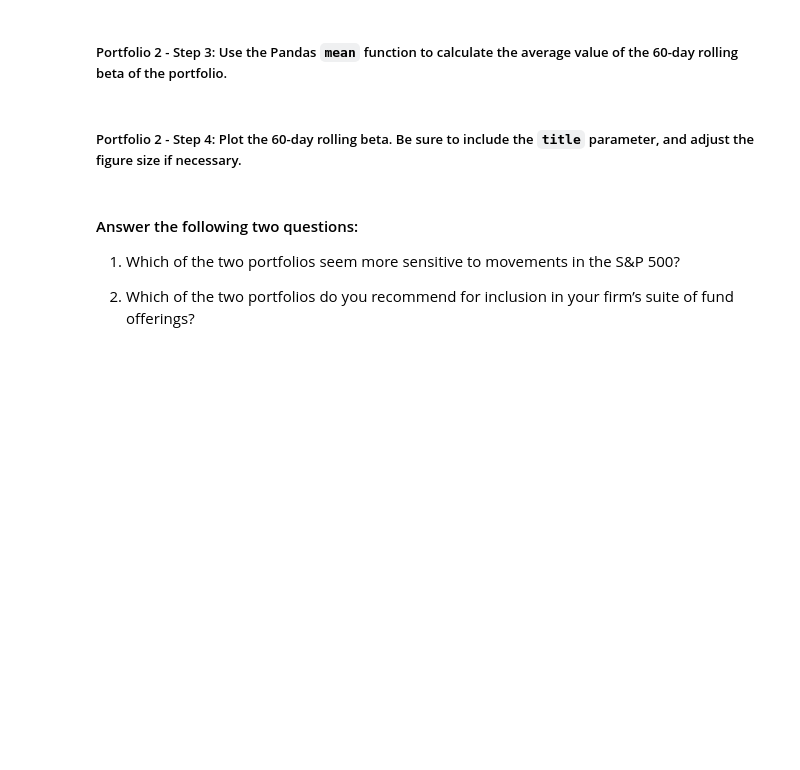
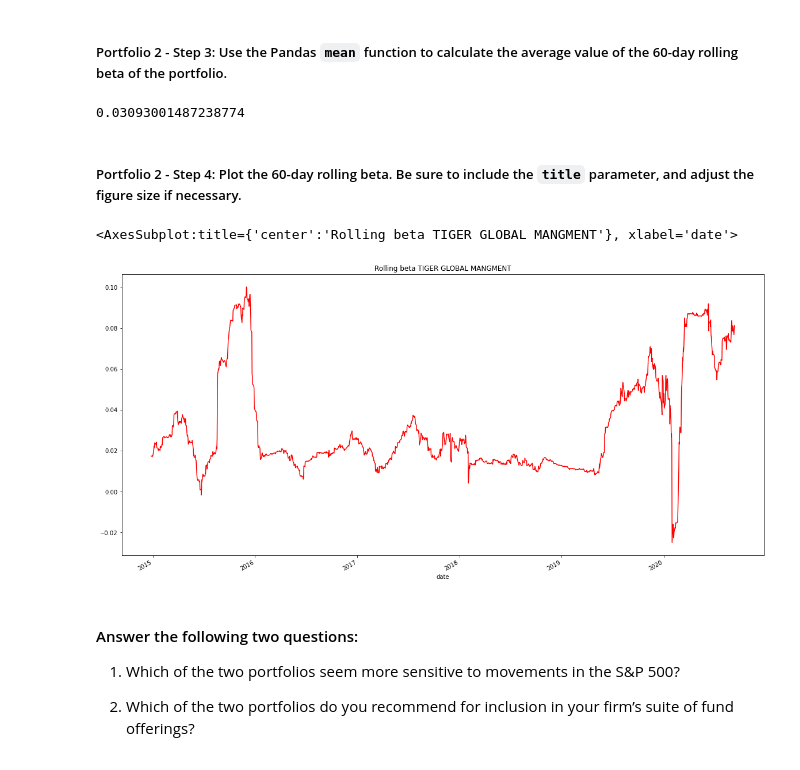
Before and after one commit to Danieli2/Challenge_4, a Jupyter notebook: Starter_Code 3/risk_return_analysis.ipynb, the cells around one changed output. Saved outputs shown, nothing was run; the diff lists cells and outputs as text; code cells hidden in the pictures; blank space fills up the shorter version.

```diff
--- a/Starter_Code 3/risk_return_analysis.ipynb
+++ b/Starter_Code 3/risk_return_analysis.ipynb
@@ -332,11 +426,12 @@ Beta.plot(title="Rolling beta Berkshire Hathaway", figsize = (20,10), color = "b
 ##### Portfolio 2 - Step 1: Using the 60-day rolling window, the daily return data, and the S&P 500 returns, calculate the covariance. Review the last five rows of the covariance of the portfolio.
 # %%
 # Calculate the covariance using a 60-day rolling window
-Covariance_SFM = daily_returns_df["SOROS FUND MANAGEMENT LLC"].rolling(window=60).cov(daily_returns_df["S&P 500"])
-Covariance.tail()
+Covariance_TGM = daily_returns_df["TIGER GLOBAL MANAGEMENT LLC"].rolling(window=60).cov(daily_returns_df["S&P 500"])
 # %% [markdown]
 ##### Portfolio 2 - Step 2: Calculate the beta of the portfolio. To do that, divide the covariance of the portfolio by the variance of the S&P 500.
 # %%
 # Calculate the beta based on the 60-day rolling covariance compared to the market (S&P 500)
 # Review the last five rows of the beta information
-# YOUR CODE HERE
+Beta_TGM= Covariance_TGM/SP_500_Var
+
+Beta_TGM.tail()
@@ -344,13 +447,18 @@ Covariance.tail()
 ##### Portfolio 2 - Step 3: Use the Pandas `mean` function to calculate the average value of the 60-day rolling beta of the portfolio.
 # %%
 # Calculate the average of the 60-day rolling beta
-# YOUR CODE HERE
+Beta_TGM.mean()
+# %% [output]
+0.03093001487238774
 # %% [markdown]
 ##### Portfolio 2 - Step 4: Plot the 60-day rolling beta. Be sure to include the `title` parameter, and adjust the figure size if necessary.
 # %%
 # Plot the rolling beta
 # Include a title parameter and adjust the figure size
-# YOUR CODE HERE
+Beta_TGM.plot(title="Rolling beta TIGER GLOBAL MANGMENT", figsize = (20,10), color = "red")
+# %% [output]
+<AxesSubplot:title={'center':'Rolling beta TIGER GLOBAL MANGMENT'}, xlabel='date'>
+[figure, added]
 # %% [markdown]
 #### Answer the following two questions:
 
```
Also changed, not shown: parts of 21 cells of this notebook.
